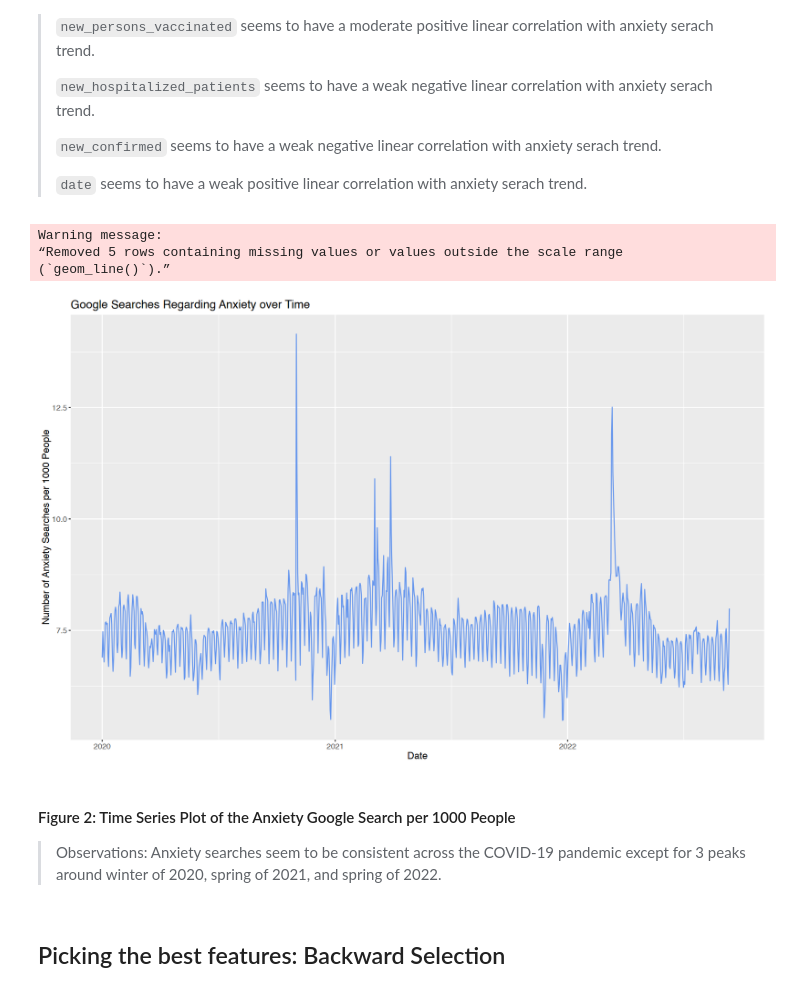
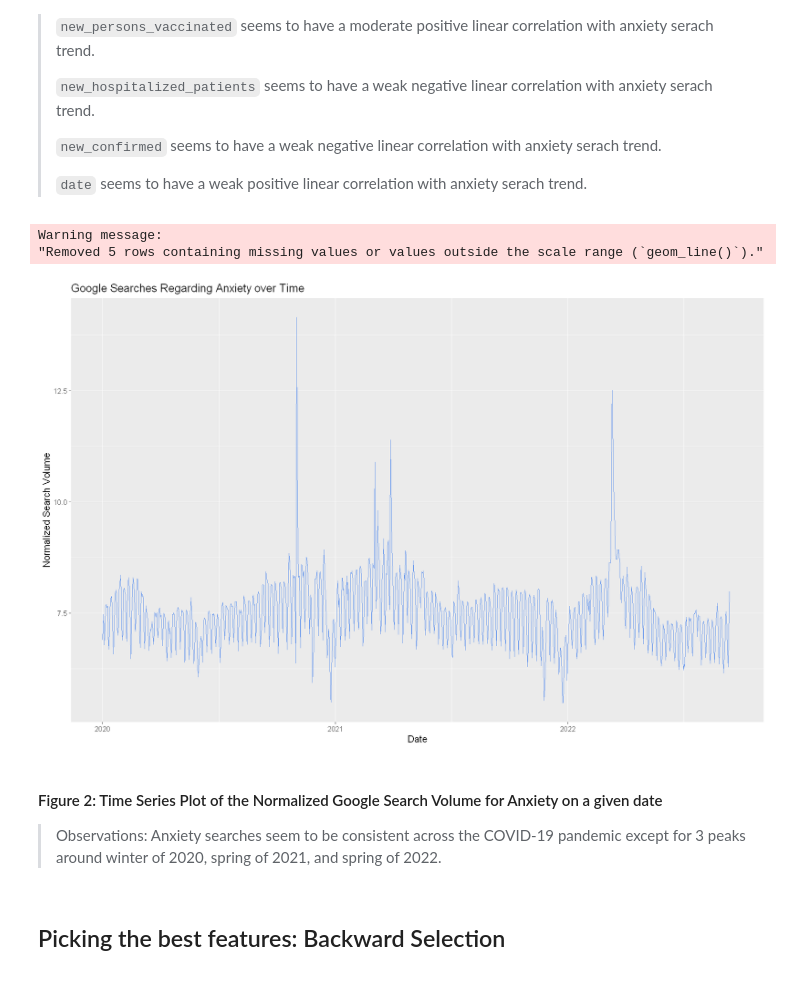
Before and after one commit to DSCI-310-2025/dsci-310-group-14, a Jupyter notebook: covid_analysis.ipynb, the cells around one changed output. Drawn from its saved outputs; the diff is of its cells as text; code cells hidden in the pictures.

```diff
--- a/covid_analysis.ipynb
+++ b/covid_analysis.ipynb
@@ -173,23 +168,22 @@ ggpairs(us_selected, aes(alpha = 0.5)) +
 # %%
 options(repr.plot.width = 14, repr.plot.height = 9)
 
 
 anxiety_time_plot <- ggplot(us_covid, aes(y = search_trends_anxiety, x = date)) +
                       geom_line(color = "cornflower blue")+
                       labs(title = "Google Searches Regarding Anxiety over Time",
                            x = "Date",
-                           y = "Number of Anxiety Searches per 1000 People") +
+                           y = "Normalized Search Volume") +
                         theme(text = element_text(size = 13))
 
 
 anxiety_time_plot
 # %% [output]
 Warning message:
-“Removed 5 rows containing missing values or values outside the scale range
-(`geom_line()`).”
+"Removed 5 rows containing missing values or values outside the scale range (`geom_line()`)."
-[figure, old version]
+[figure, new version]
 # %% [markdown]
-<h4>Figure 2: Time Series Plot of the Anxiety Google Search per 1000 People </h4>
+<h4>Figure 2: Time Series Plot of the Normalized Google Search Volume for Anxiety on a given date </h4>
 
 > Observations: Anxiety searches seem to be consistent across the COVID-19 pandemic except for 3 peaks around winter of 2020, spring of 2021, and spring of 2022.
 # %% [markdown]
```
Also changed, not shown: parts of 10 cells of this notebook.
